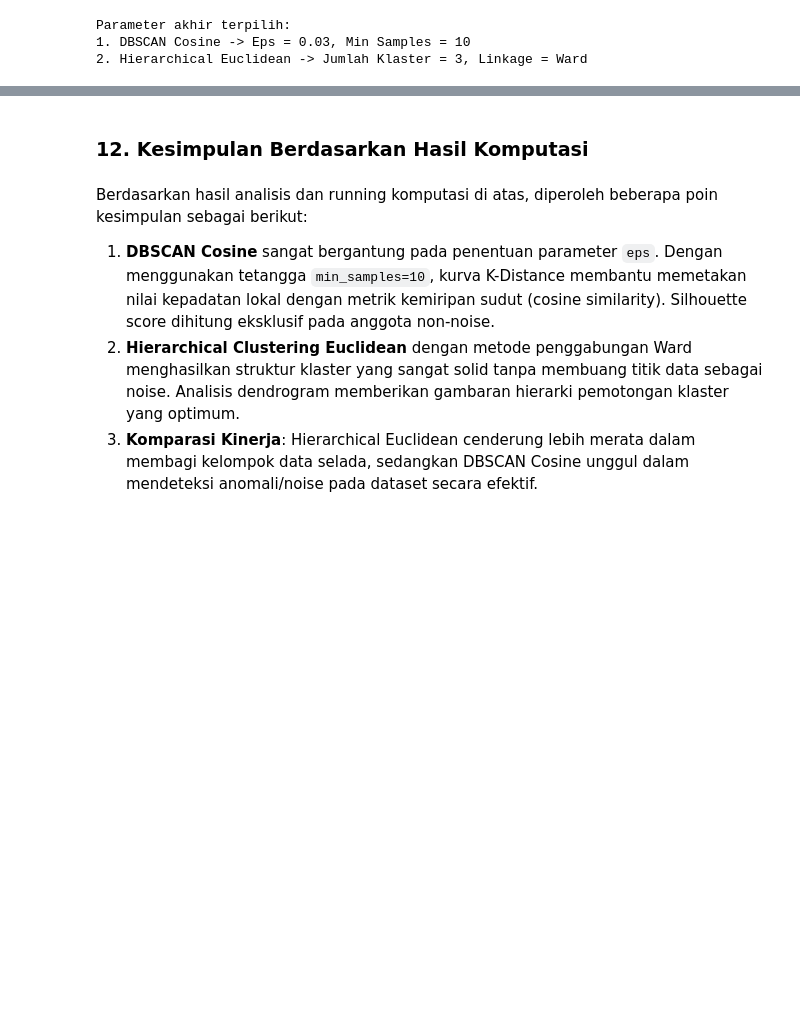
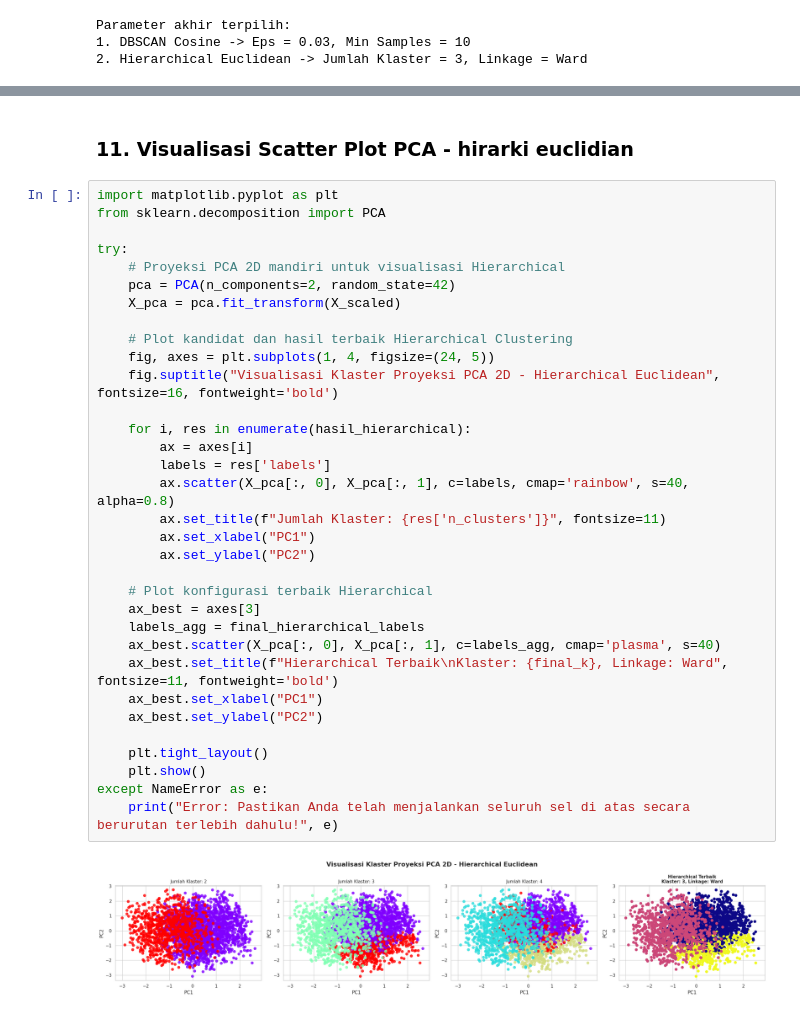
Before and after one commit to Yahya1805/machine-learning_2026, a Jupyter notebook: ML_KUIZ_10.ipynb, the cells around one changed output, grey strips where cells are left out. Drawn from its saved outputs; the diff is of its cells as text; blank space fills up the shorter version.

```diff
--- a/ML_KUIZ_10.ipynb
+++ b/ML_KUIZ_10.ipynb
@@ -459,8 +405,37 @@ display(df_perbandingan)
-# %% [markdown]
-### 12. Kesimpulan Berdasarkan Hasil Komputasi
-# %% [markdown]
-Berdasarkan hasil analisis dan running komputasi di atas, diperoleh beberapa poin kesimpulan sebagai berikut:
-
-1. **DBSCAN Cosine** sangat bergantung pada penentuan parameter `eps`. Dengan menggunakan tetangga `min_samples=10`, kurva K-Distance membantu memetakan nilai kepadatan lokal dengan metrik kemiripan sudut (cosine similarity). Silhouette score dihitung eksklusif pada anggota non-noise.
-2. **Hierarchical Clustering Euclidean** dengan metode penggabungan Ward menghasilkan struktur klaster yang sangat solid tanpa membuang titik data sebagai noise. Analisis dendrogram memberikan gambaran hierarki pemotongan klaster yang optimum.
-3. **Komparasi Kinerja**: Hierarchical Euclidean cenderung lebih merata dalam membagi kelompok data selada, sedangkan DBSCAN Cosine unggul dalam mendeteksi anomali/noise pada dataset secara efektif.
+# %% [markdown]
+### 11. Visualisasi Scatter Plot PCA - hirarki euclidian
+# %%
+import matplotlib.pyplot as plt
+from sklearn.decomposition import PCA
+
+try:
+    # Proyeksi PCA 2D mandiri untuk visualisasi Hierarchical
+    pca = PCA(n_components=2, random_state=42)
+    X_pca = pca.fit_transform(X_scaled)
+
+    # Plot kandidat dan hasil terbaik Hierarchical Clustering
+    fig, axes = plt.subplots(1, 4, figsize=(24, 5))
+    fig.suptitle("Visualisasi Klaster Proyeksi PCA 2D - Hierarchical Euclidean", fontsize=16, fontweight='bold')
+
+    for i, res in enumerate(hasil_hierarchical):
+        ax = axes[i]
+        labels = res['labels']
+        ax.scatter(X_pca[:, 0], X_pca[:, 1], c=labels, cmap='rainbow', s=40, alpha=0.8)
+        ax.set_title(f"Jumlah Klaster: {res['n_clusters']}", fontsize=11)
+        ax.set_xlabel("PC1")
+        ax.set_ylabel("PC2")
+
+    # Plot konfigurasi terbaik Hierarchical
+    ax_best = axes[3]
+    labels_agg = final_hierarchical_labels
+    ax_best.scatter(X_pca[:, 0], X_pca[:, 1], c=labels_agg, cmap='plasma', s=40)
+    ax_best.set_title(f"Hierarchical Terbaik\nKlaster: {final_k}, Linkage: Ward", fontsize=11, fontweight='bold')
+    ax_best.set_xlabel("PC1")
+    ax_best.set_ylabel("PC2")
+
+    plt.tight_layout()
+    plt.show()
+except NameError as e:
+    print("Error: Pastikan Anda telah menjalankan seluruh sel di atas secara berurutan terlebih dahulu!", e)
+# %% [output]
+[figure, added]
```
Also changed, not shown: parts of 10 cells of this notebook.
